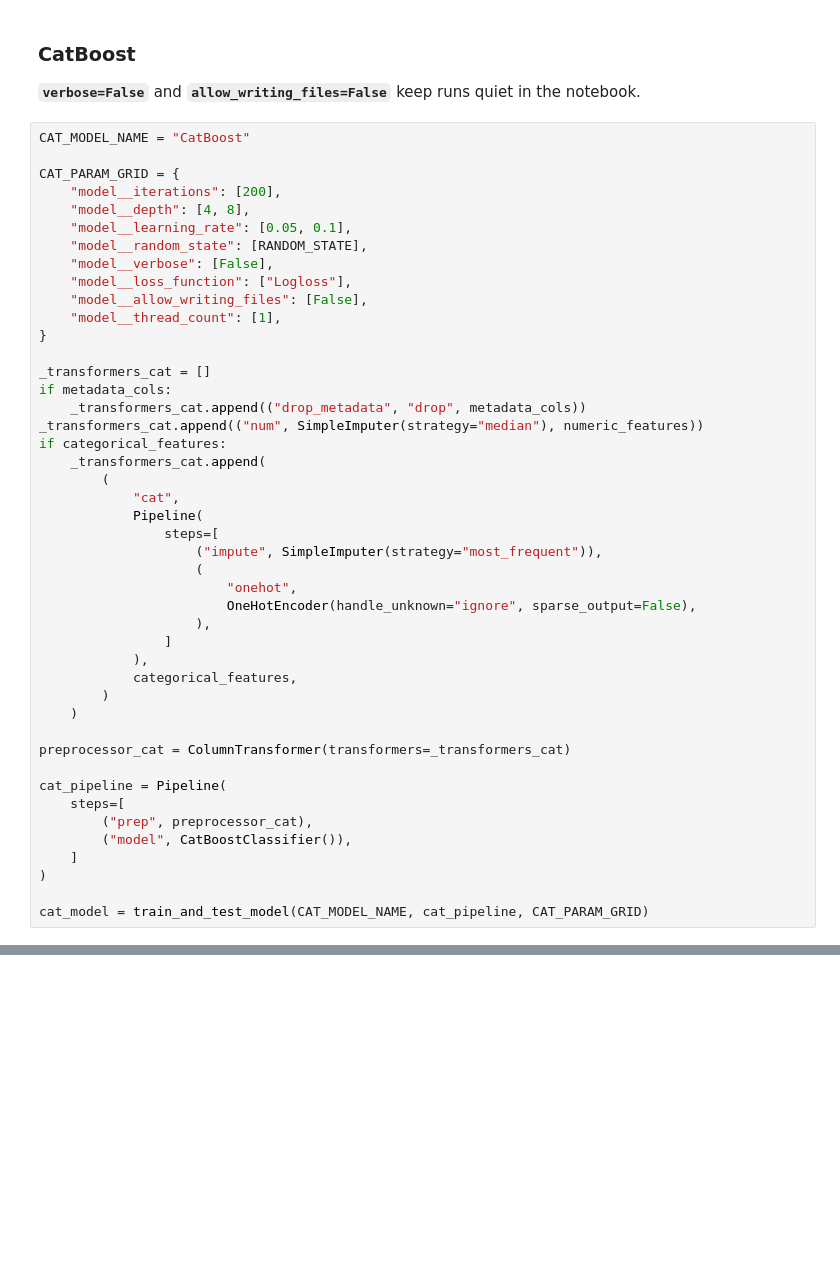
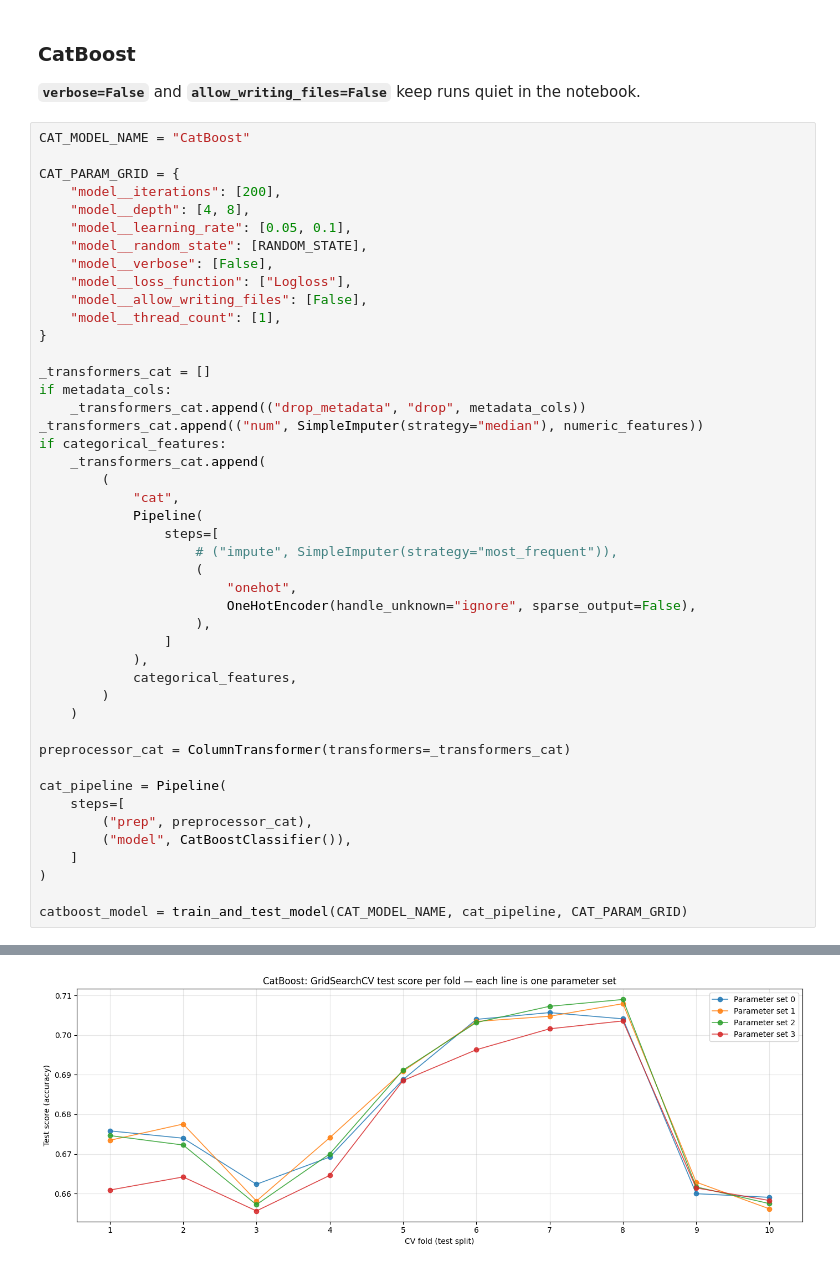
Before and after one commit to scarvalhojr/tennispredictor, a Jupyter notebook: notebook/tennispredictor.ipynb, the cells around one changed output, grey strips where cells are left out. Drawn from its saved outputs; the diff is of its cells as text; blank space fills up the shorter version.

```diff
--- a/notebook/tennispredictor.ipynb
+++ b/notebook/tennispredictor.ipynb
@@ -527,7 +678,7 @@ if categorical_features:
             "cat",
             Pipeline(
                 steps=[
-                    ("impute", SimpleImputer(strategy="most_frequent")),
+                    # ("impute", SimpleImputer(strategy="most_frequent")),
                     (
                         "onehot",
                         OneHotEncoder(handle_unknown="ignore", sparse_output=False),
@@ -547,5 +698,5 @@ cat_pipeline = Pipeline(
     ]
 )
 
-cat_model = train_and_test_model(CAT_MODEL_NAME, cat_pipeline, CAT_PARAM_GRID)
+catboost_model = train_and_test_model(CAT_MODEL_NAME, cat_pipeline, CAT_PARAM_GRID)
 # %% [output]
@@ -560,0 +714 @@ Test results for CatBoost model
+[figure, added]
```
Also changed, not shown: parts of 14 cells of this notebook.
